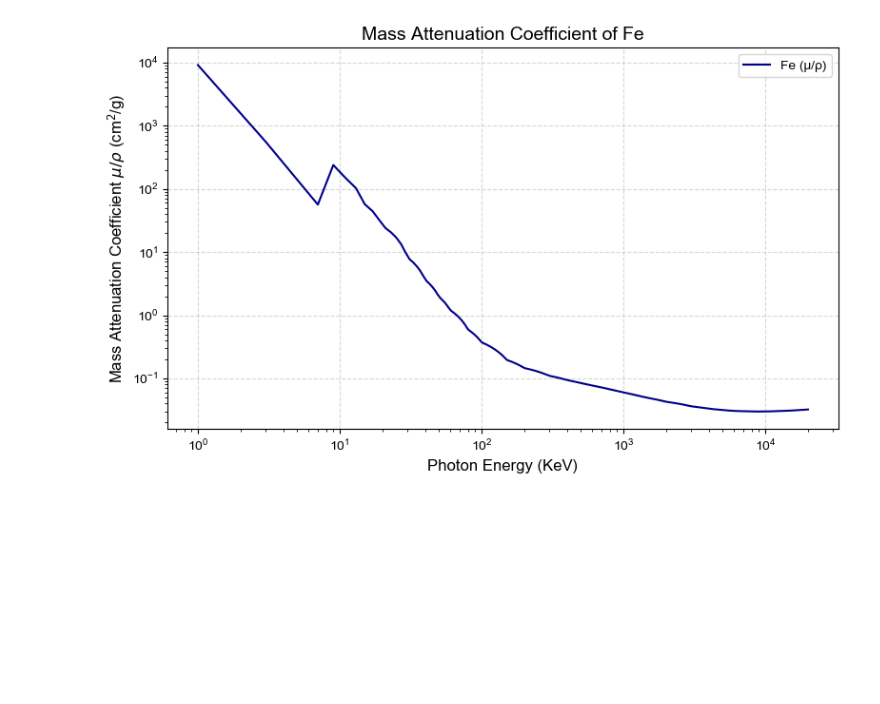
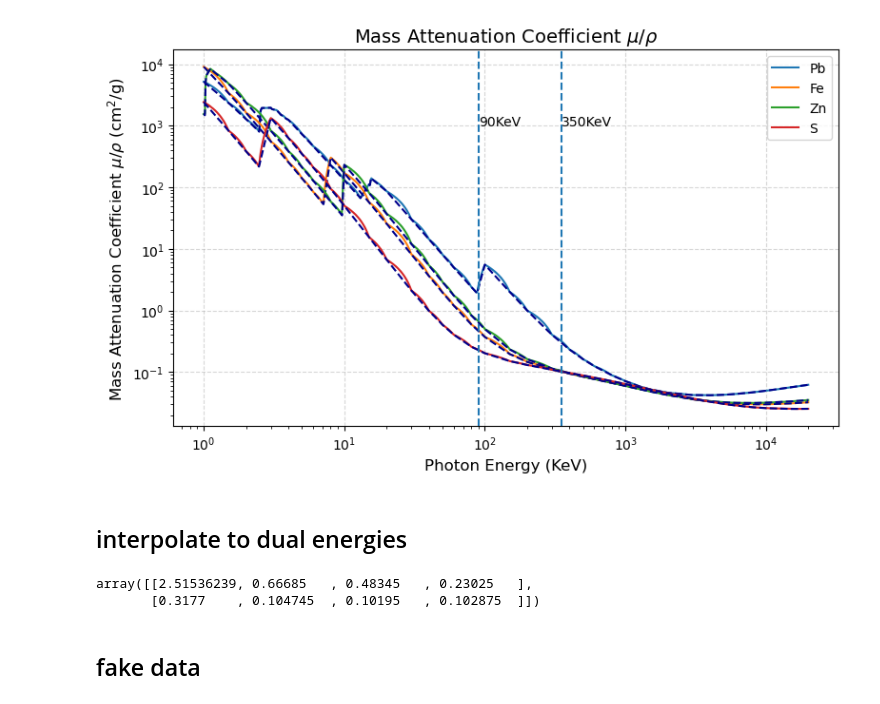
Before and after one commit to yaojian95/jt_ore_sorting, a Jupyter notebook: matrix_grade.ipynb, the cells around one changed output. Drawn from its saved outputs; the diff is of its cells as text; code cells hidden in the pictures; blank space fills up the shorter version.

```diff
--- a/matrix_grade.ipynb
+++ b/matrix_grade.ipynb
@@ -6,7 +6,7 @@ import sys
 
 from utils import select_ores_greedy
 import matplotlib.pyplot as plt
-plt.rcParams['font.sans-serif'] = ['Arial Unicode MS']
+# plt.rcParams['font.sans-serif'] = ['Arial Unicode MS']
 # %matplotlib inline
 
 import pickle
@@ -60,6 +28,0 @@ for line in data_lines:
-# %%
-energies_keV = np.linspace(1e-3, 20, 50000)
-interpolator = interp1d(energies, mu_rho, kind='linear', bounds_error=False, fill_value="extrapolate")
-mu_rho_values = interpolator(energies_keV)
-plt.loglog(energies_keV, mu_rho_values)
-plt.loglog(energies, mu_rho, 'o')
@@ -177,7 +139,7 @@ def get_mu_rho(element_symbol, energies_keV, data_dir='nist_data'):
             mu_rho.append(mu)
 
     interpolator = interp1d(energies, mu_rho, kind='linear', bounds_error=False, fill_value="extrapolate")
-    return interpolator(energies_keV)
+    return np.array(energies), np.array(mu_rho), interpolator(energies_keV)
 # %%
 for elem in ['Fe', 'Zn', 'Pb', 'S', 'Si', 'O']:
     save_mu_rho_to_csv(elem)
@@ -193,24 +155,37 @@ for elem in ['Fe', 'Zn', 'Pb', 'S', 'Si', 'O']:
 
 def plot_mu_rho_vs_energy(element_symbol):
     """
-    Plot mass attenuation coefficient (μ/ρ) vs photon energy for a given element.
+    Plot mass attenuation coefficient (mu/rho) vs photon energy for a given element.
 
     Parameters:
     - element_symbol: str, chemical symbol of the element (e.g., 'Fe')
     """
-    energies_MeV = np.linspace(1e-3, 20, 10000)
-    mu_rho_values = get_mu_rho(element_symbol, energies_MeV)
+    energies_MeV = np.logspace(-3, np.log10(20), 1000)
+    lowE = 90; highE = 350
+    plt.figure(figsize=(8, 5))
 
-    plt.figure(figsize=(8, 5))
-    plt.loglog(energies_MeV*1e3, mu_rho_values, label=f'{element_symbol} (μ/ρ)', color='darkblue')
-    plt.title(f'Mass Attenuation Coefficient of {element_symbol}', fontsize=14)
+    if isinstance(element_symbol, list):
+        for symbol in element_symbol:
+            e_ori, mu_rho_ori, mu_rho_values = get_mu_rho(symbol, energies_MeV)
+            plt.loglog(energies_MeV*1e3, mu_rho_values, label=symbol)
+            plt.loglog(e_ori*1e3, mu_rho_ori, color='darkblue', linestyle='--')
+
+    plt.title(r'Mass Attenuation Coefficient $\mu/\rho$', fontsize=14)
     plt.xlabel('Photon Energy (KeV)', fontsize=12)
     plt.ylabel(r'Mass Attenuation Coefficient $\mu/\rho$ (cm$^2$/g)', fontsize=12)
     plt.grid(True, linestyle='--', alpha=0.5)
     plt.legend()
     plt.tight_layout()
+
+    plt.axvline(lowE, ls = '--')
+    plt.text(lowE, 1e3, '90KeV')
+    plt.text(highE, 1e3, '350KeV')
+    plt.axvline(highE, ls = '--')
+
     plt.show()
 # %%
-plot_mu_rho_vs_energy('Fe')
+plot_mu_rho_vs_energy(['Pb', 'Fe', 'Zn', 'S'])
 # %% [output]
-[figure, old version]
+[figure, new version]
+# %% [markdown]
+## interpolate to dual energies
@@ -216,0 +199,7 @@ plot_mu_rho_vs_energy('Fe')
+# %%
+np.array(mu)
+# %% [output]
+array([[2.51536239, 0.66685   , 0.48345   , 0.23025   ],
+       [0.3177    , 0.104745  , 0.10195   , 0.102875  ]])
+# %% [markdown]
+## fake data
```
Also changed, not shown: parts of 6 cells of this notebook.
